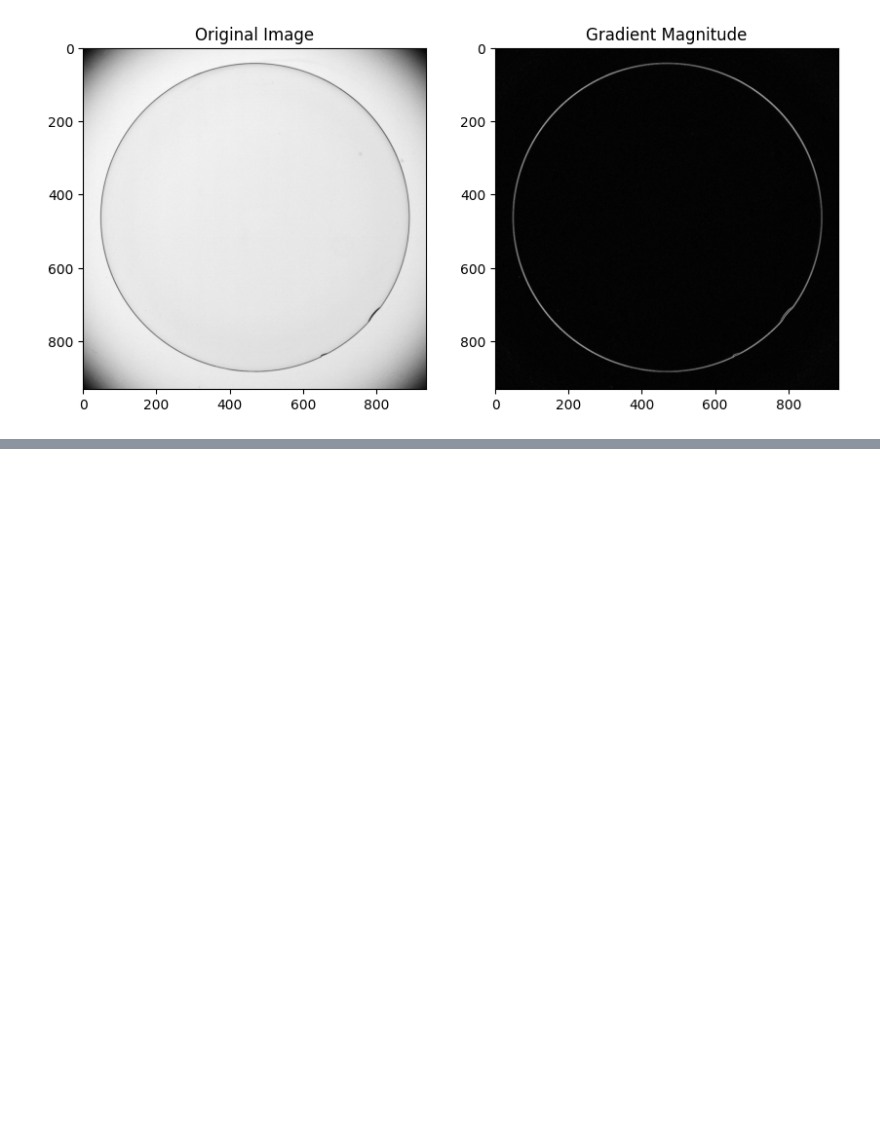
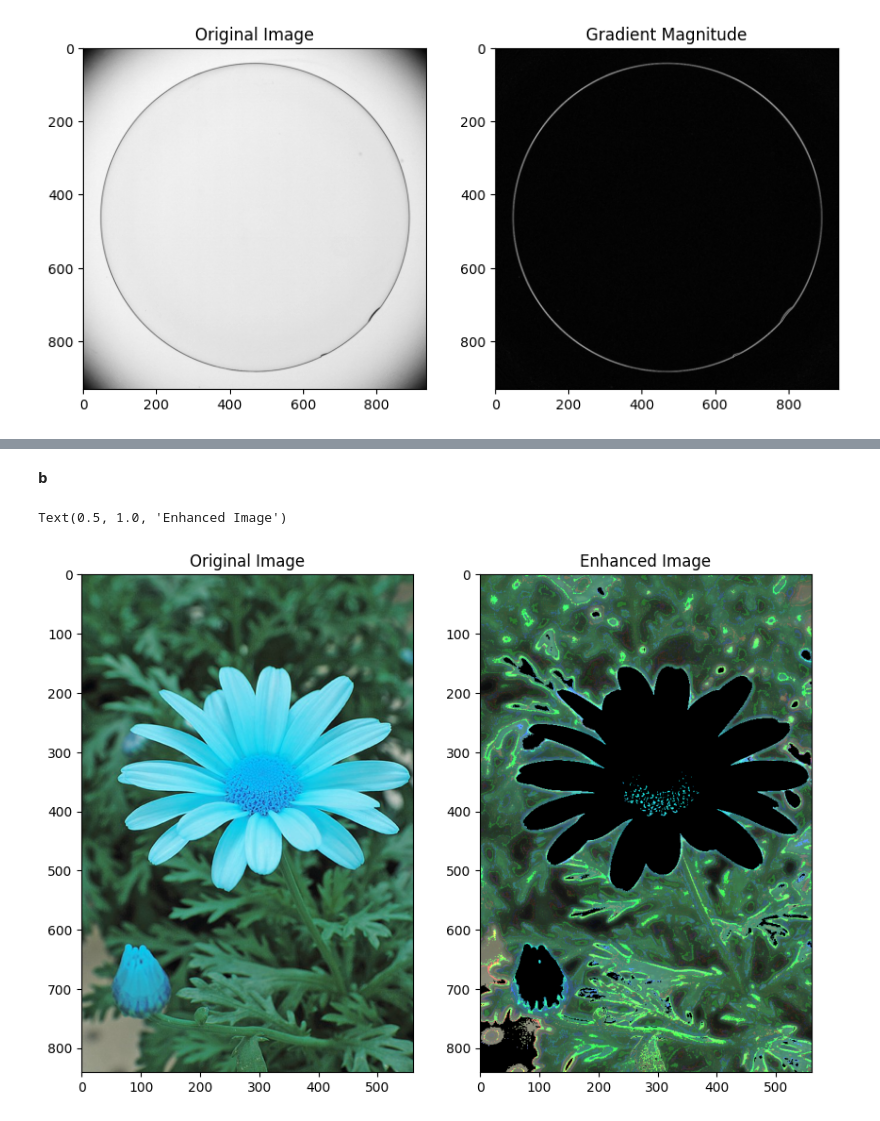
Before and after one commit to demithaR/ASSIGN-2, a Jupyter notebook: D-ENG-21-0046-ET _a02.ipynb, the cells around one changed output, grey strips where cells are left out. Drawn from its saved outputs; the diff is of its cells as text; code cells hidden in the pictures; blank space fills up the shorter version.

```diff
--- a/D-ENG-21-0046-ET _a02.ipynb
+++ b/D-ENG-21-0046-ET _a02.ipynb
@@ -83,0 +226,34 @@ plt.show()
+# %% [markdown]
+**b**
+# %%
+import cv2
+
+# Load the image
+img = cv2.imread('images/daisy.jpg')
+
+# Perform image segmentation to separate foreground from background
+# This step can be skipped if the foreground object(s) are already clearly defined
+# You can use a variety of techniques for image segmentation such as thresholding, edge detection, etc.
+# Here is an example using simple thresholding
+gray = cv2.cvtColor(img, cv2.COLOR_BGR2GRAY)
+ret, thresh = cv2.threshold(gray, 0, 255, cv2.THRESH_BINARY_INV+cv2.THRESH_OTSU)
+
+# Apply a blur filter to the background
+# Here we use a Gaussian blur filter with a kernel size of 25x25
+blur = cv2.GaussianBlur(img, (25, 25), 0)
+
+# Combine the blurred background with the foreground object(s)
+enhanced_img = cv2.bitwise_or(blur, img, mask=thresh)
+
+# Display the original image alongside the enhanced image
+
+fig, axs = plt.subplots(1, 2, figsize=(10, 5))
+
+axs[0].imshow(img)
+axs[0].set_title('Original Image')
+
+axs[1].imshow(enhanced_img)
+axs[1].set_title('Enhanced Image')
+# %% [output]
+Text(0.5, 1.0, 'Enhanced Image')
+[figure, added]
```
Also changed, not shown: parts of 7 cells of this notebook.
